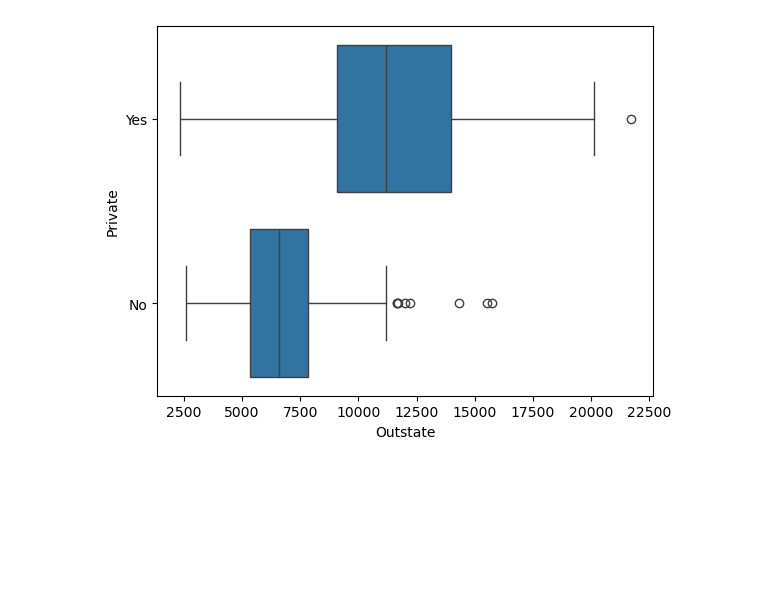
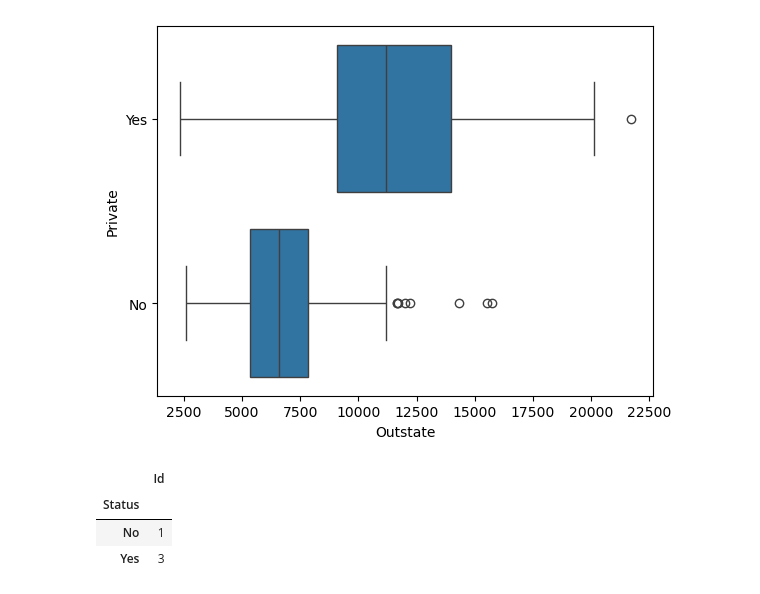
Before and after one commit to josinovmota/Defeating-An-introduction-to-statistical-learning, a Jupyter notebook: Exercises/2.4 Exercises(Statistical Learning)/main.ipynb, the cells around one changed output. Saved outputs shown, nothing was run; the diff lists cells and outputs as text; code cells hidden in the pictures; blank space fills up the shorter version.

Commit message:
Teste comentários em markdown

```diff
--- a/Exercises/2.4 Exercises(Statistical Learning)/main.ipynb
+++ b/Exercises/2.4 Exercises(Statistical Learning)/main.ipynb
@@ -66,3 +68,12 @@ sns.boxplot(data=df, x=df['Outstate'], y=df['Private'])
 # %% [output]
 <Axes: xlabel='Outstate', ylabel='Private'>
 [figure]
+# %%
+teste = pd.DataFrame({'Status': ['Yes', 'Yes', 'No', 'Yes'], 'Id': [1, 2, 3, 4]})
+
+teste.groupby('Status').count()
+# %% [output]
+|  | Id |
+| Status |  |
+| No | 1 |
+| Yes | 3 |
```
Also changed, not shown: parts of 1 cell of this notebook.
